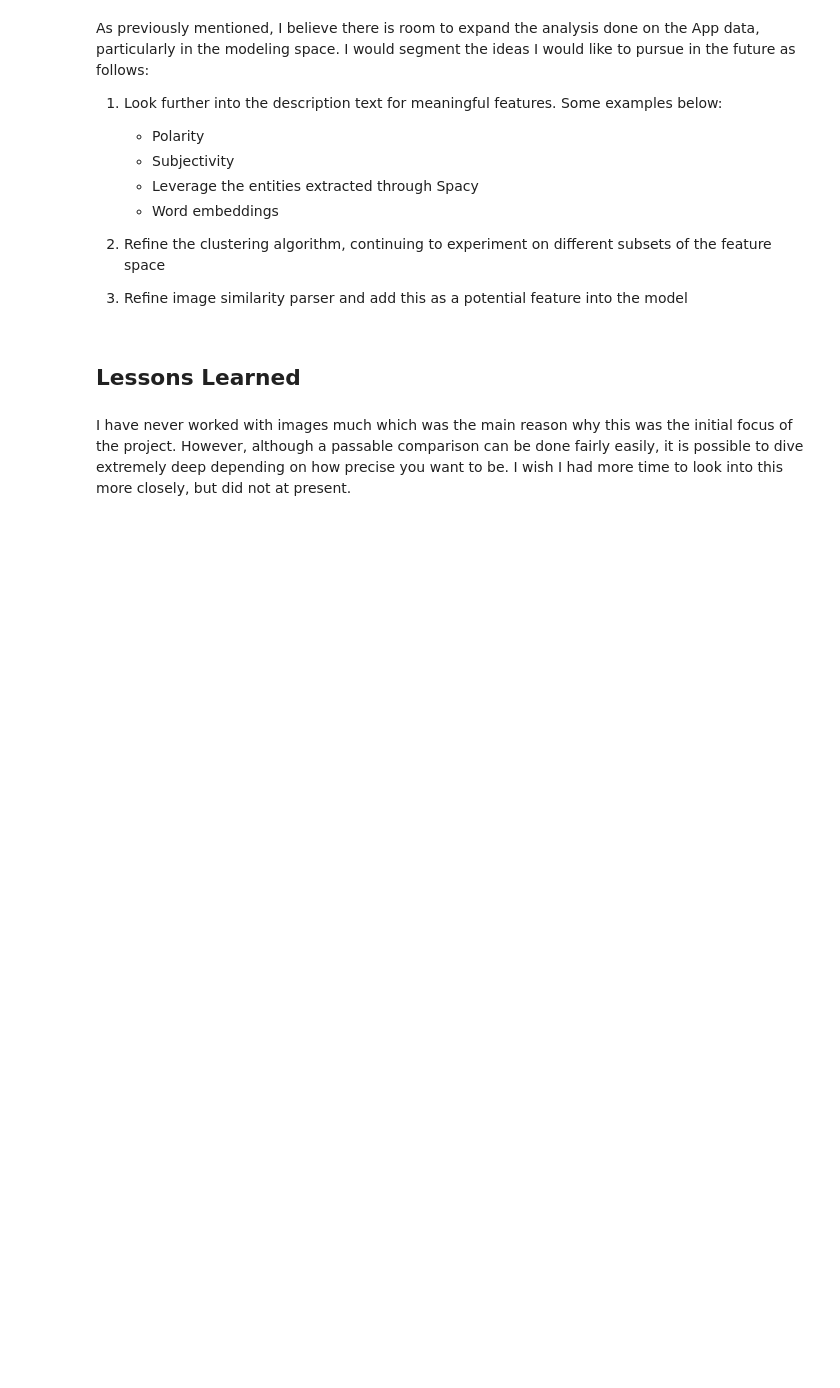
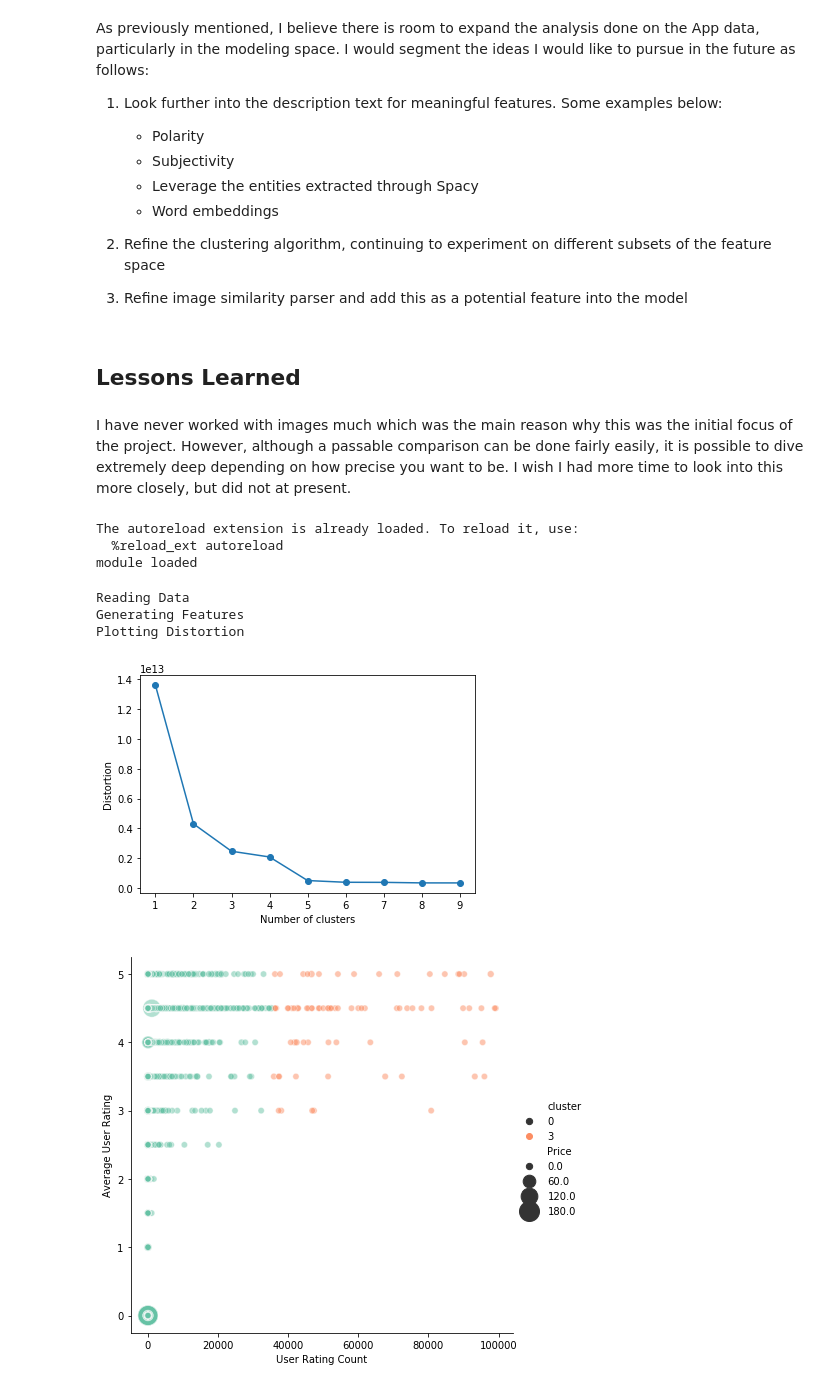
Before and after one commit to Fairfield-University-BA505/final-project-fa2019-dylan, a Jupyter notebook: Demo.ipynb, the cells around one changed output. Saved outputs shown, nothing was run; the diff lists cells and outputs as text; code cells hidden in the pictures; blank space fills up the shorter version.

Commit message:
scripts for other items in demo

```diff
--- a/Demo.ipynb
+++ b/Demo.ipynb
@@ -368,3 +392,30 @@ As previously mentioned, I believe there is room to expand the analysis done on
 ## Lessons Learned
 # %% [markdown]
 I have never worked with images much which was the main reason why this was the initial focus of the project. However, although a passable comparison can be done fairly easily, it is possible to dive extremely deep depending on how precise you want to be. I wish I had more time to look into this more closely, but did not at present.
+# %%
+%load_ext autoreload
+%autoreload 2
+import sys
+import pandas as pd
+import requests
+from PIL import Image
+from io import BytesIO
+import spacy
+sys.path.append('scripts')
+from scripts.cleansing import cleanse
+from scripts.parsing import parse
+from predictions.pred import pred
+
+preds = pred()
+# %% [output]
+The autoreload extension is already loaded. To reload it, use:
+  %reload_ext autoreload
+module loaded
+# %%
+preds.add_pred()
+# %% [output]
+Reading Data
+Generating Features
+Plotting Distortion
+[figure, added]
+[figure, added]
```
Also changed, not shown: parts of 9 cells of this notebook, 7 other files.
